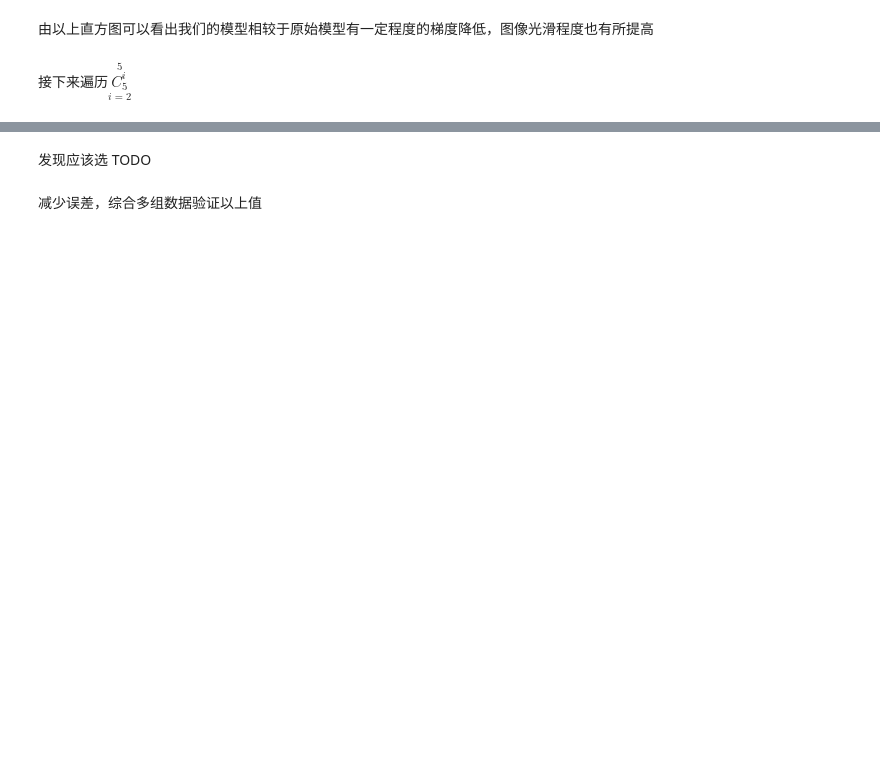
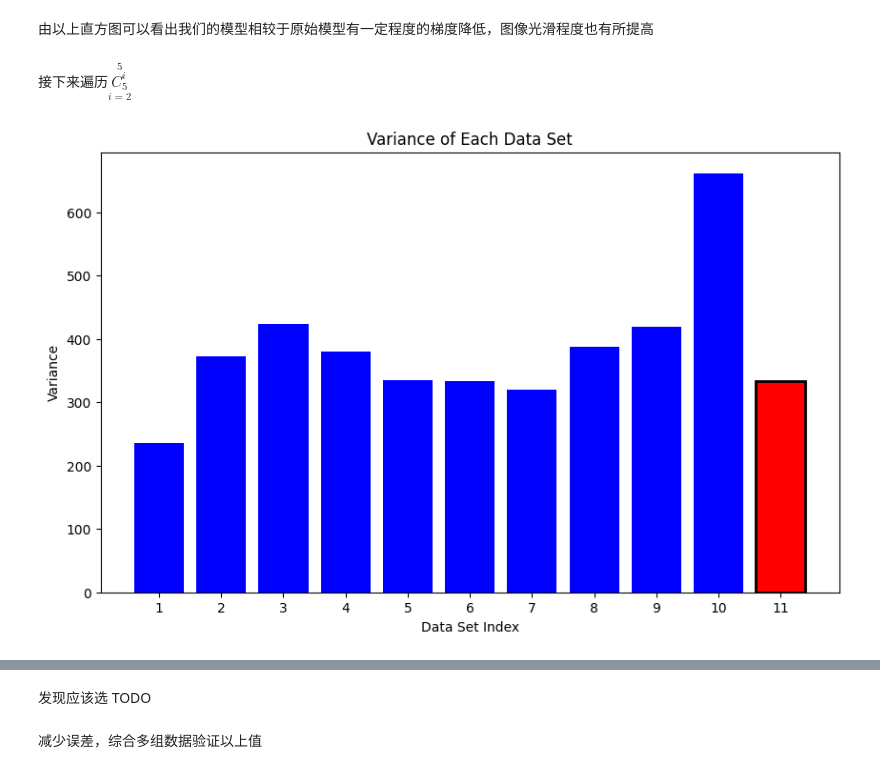
Before and after one commit to BlingCc233/project_A, a Jupyter notebook: nostack.ipynb, the cells around one changed output, grey strips where cells are left out. Drawn from its saved outputs; the diff is of its cells as text; code cells hidden in the pictures; blank space fills up the shorter version.

```diff
--- a/nostack.ipynb
+++ b/nostack.ipynb
@@ -826,6 +832,7 @@ plt.show()
 接下来遍历$\underset{i=2}{\overset{5}{C^i_5}}$
 # %%
 binom = []
+hs = []
 
 
 for i in range(5):
@@ -841,21 +848,44 @@ for i in range(5):
         weight[0][0] = weight1
         weight[1][0] = weight2
         binom_2_5 = unwrap_3D_phase(binom_2_5)
-        binom25 = (binom_2_5 @ weight).ravel().reshape((num_rows, num_cols))
-        H = np.zeros((num_rows, num_cols))
-        H = -1 * binom25 / np.array(df_k[j])
-        while np.min(H) < 150 :
+        binom25 = np.zeros((num_rows, num_cols))
+        binom25 = binom_2_5 @ weight
+        binom25 = binom25.ravel().reshape((num_rows, num_cols))
+        while np.min(-1 * binom25 / df_k[j]) < 150:
             binom25 += 2 * np.pi
-            H = -1 * binom / df_k[j]
+        binom.append(-1 * binom25 / df_k[j])
 
-        plot(H, titles=f"{np.max(H)}")
-        binom.append(H)
+
+binom.append(final)
 # %%
-phi = binom[-1]
 
-H = -1 * phi / df_k[0]
-while np.min(H) < 150 :
-    phi += 2 * np.pi
-    H = -1 * phi / df_k[0]
+vars = []
+vars_for_dis = []
+hs = []
 
-plot(H, titles=f"{np.max(H)}")
+for i in range(len(binom)):
+    vars.append(np.array(binom[i]).flatten() )
+
+for i in range(len(vars)):
+   vars_for_dis.append(np.var(vars[i], ddof=1))
+
+
+# 创建直方图
+plt.figure(figsize=(10, 6))
+bars = plt.bar(range(len(vars_for_dis)), vars_for_dis, color='b')
+
+# 高亮最后一个数据
+bars[-1].set_color('r')
+bars[-1].set_edgecolor('black')
+bars[-1].set_linewidth(2)
+
+# 添加标签和标题
+plt.xlabel('Data Set Index')
+plt.ylabel('Variance')
+plt.title('Variance of Each Data Set')
+plt.xticks(range(len(vars_for_dis)), [f'{i+1}' for i in range(len(vars_for_dis))])
+
+# 显示图表
+plt.show()
+# %% [output]
+[figure, added]
```
Also changed, not shown: parts of 9 cells of this notebook, 1 other file.
